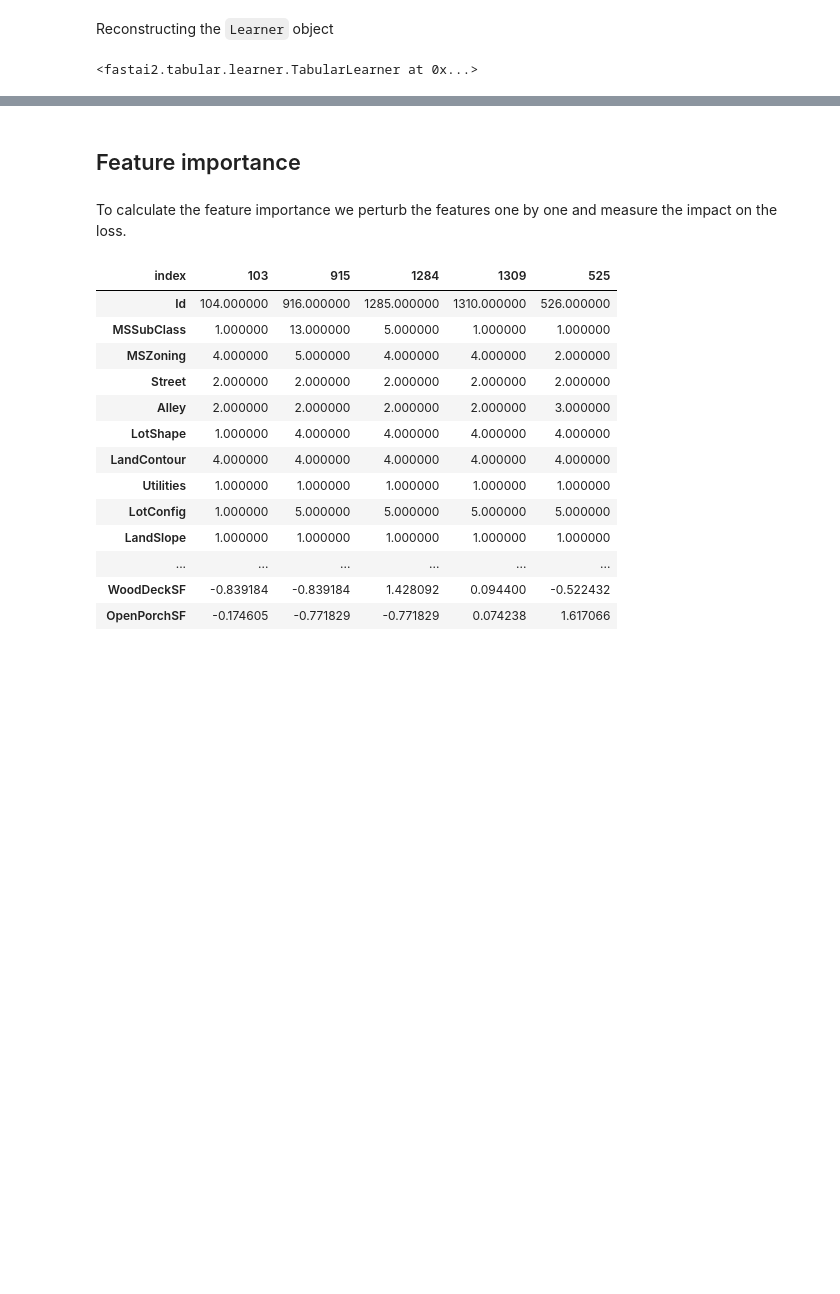
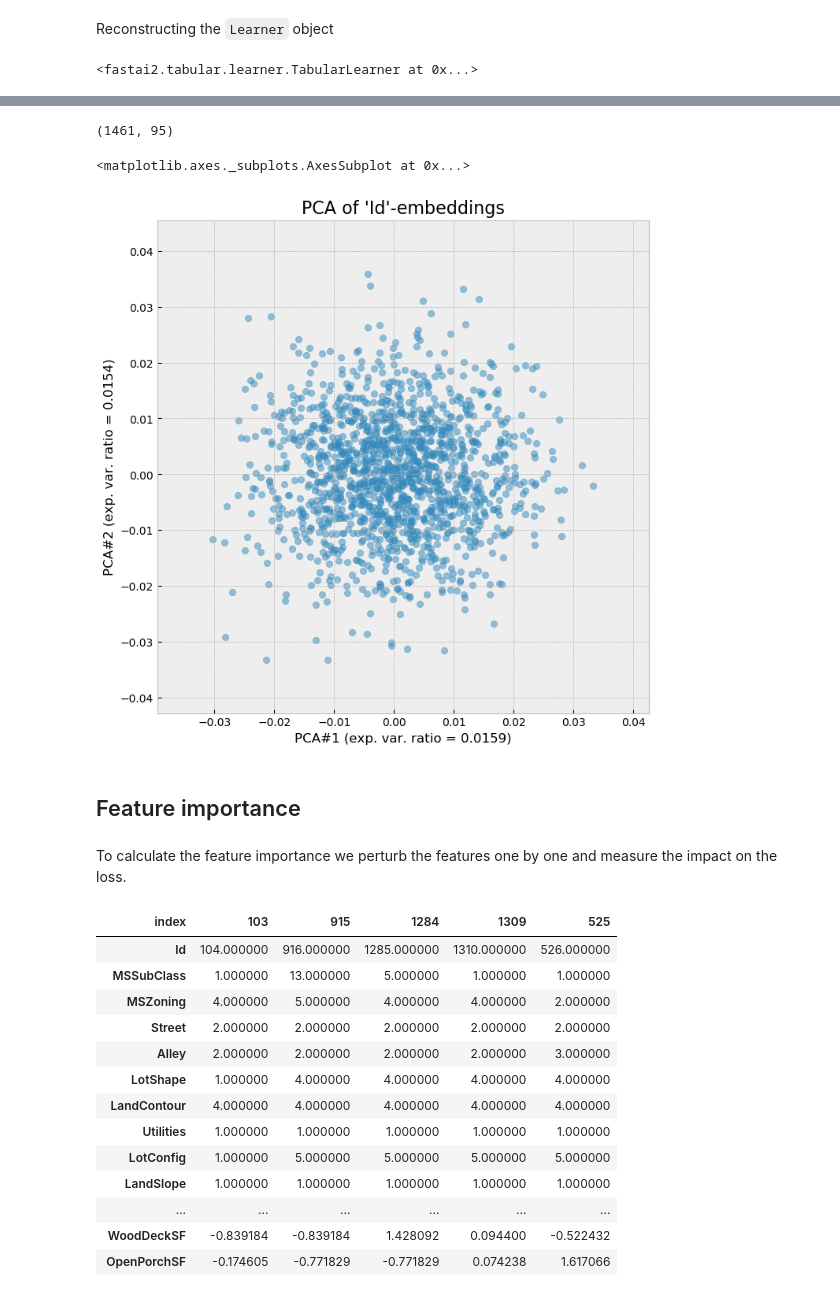
Before and after one commit to eschmidt42/kaggle_house_prices, a Jupyter notebook: notebooks/03_model_inspection.ipynb, the cells around one changed output, grey strips where cells are left out. Saved outputs shown, nothing was run; the diff lists cells and outputs as text; code cells hidden in the pictures; blank space fills up the shorter version.

Commit message:
added inspection of embeddings

```diff
--- a/notebooks/03_model_inspection.ipynb
+++ b/notebooks/03_model_inspection.ipynb
@@ -23,5 +24,7 @@ import matplotlib.pyplot as plt
 from scipy import stats
 import shap
+# %%
+mpl.style.use('bmh')
 # %% [markdown]
 ## Loading data and model
 # %% [markdown]
@@ -62,3 +203,39 @@ learn.load("model-final")
+# %%
+# export
+def get_objects_and_embeddings(learn:Learner, to:TabularPandas, col:str):
+    "Retrieves categories and their embedding vectors"
+    ix = list(to.cat_names).index(col)
+    X = learn.model.embeds[ix].weight.detach().numpy()
+    c = [to.classes[col][_i] for _i in to.xs[col].values]
+    return X, c
+# %%
+col = "Id"
+X, c = get_objects_and_embeddings(learn, to, col)
+X.shape
+# %% [output]
+(1461, 95)
+# %%
+#export
+def show_embeddings_with_pca(learn:Learner, to:TabularPandas, col:str, **plot_params):
+    "Visualizes the first two components of the PCA of embeddigns of `col`"
+    X, c = get_objects_and_embeddings(learn, to, col)
+
+    pca = decomposition.PCA(n_components=2)
+    pca.fit(X)
+    Xh = pca.transform(X)
+
+    fig, ax = plt.subplots(figsize=(7,7), constrained_layout=True)
+    ax.scatter(Xh[:,0], Xh[:,1], marker="o", alpha=.5)
+    ax.set_title(f"PCA of '{col}'-embeddings", fontsize=16)
+    ax.set(xlabel=f"PCA#1 (exp. var. ratio = {pca.explained_variance_ratio_[0]:.4f})",
+           ylabel=f"PCA#2 (exp. var. ratio = {pca.explained_variance_ratio_[1]:.4f})",
+           **plot_params)
+    return ax
+# %%
+show_embeddings_with_pca(learn, to, "Id")
+# %% [output]
+<matplotlib.axes._subplots.AxesSubplot at 0x...>
+[figure, added]
 # %% [markdown]
 ## Feature importance
 # %% [markdown]
```
Also changed, not shown: parts of 12 cells of this notebook.
